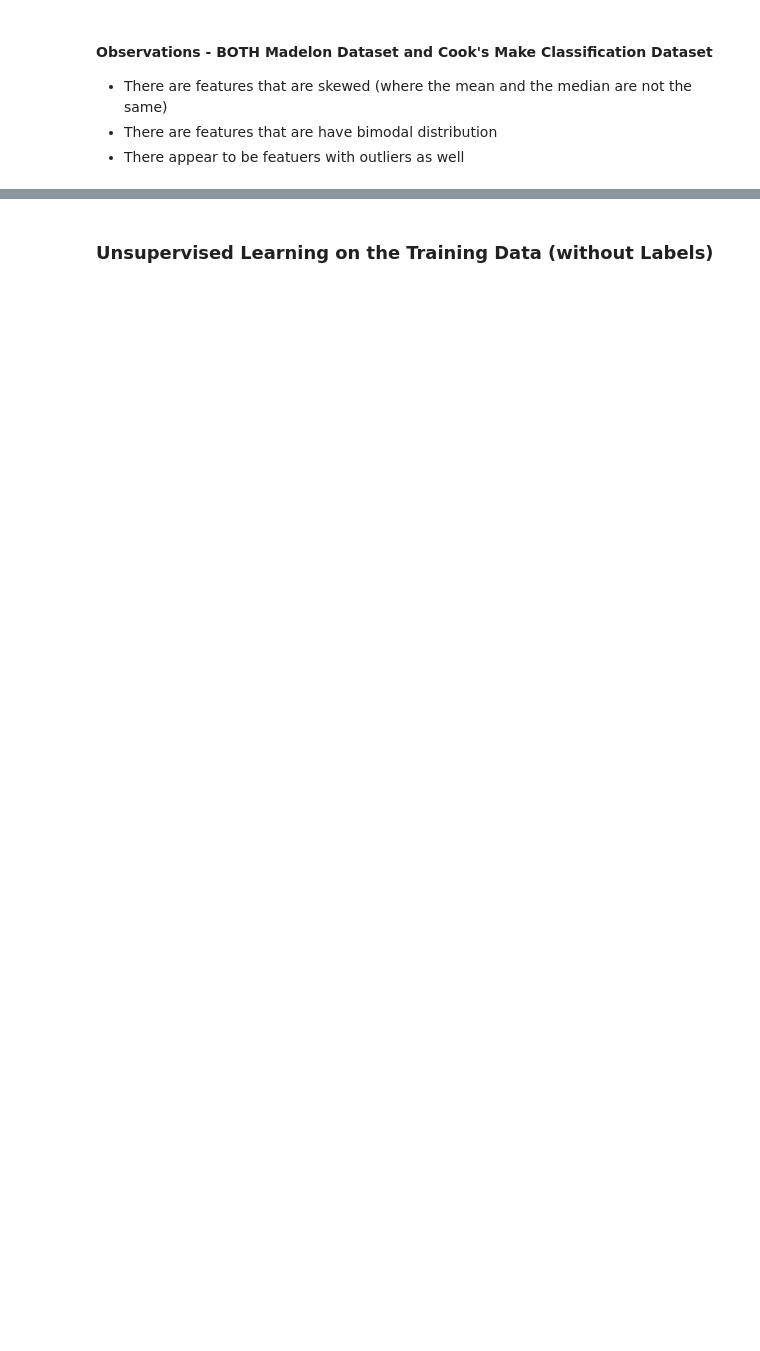
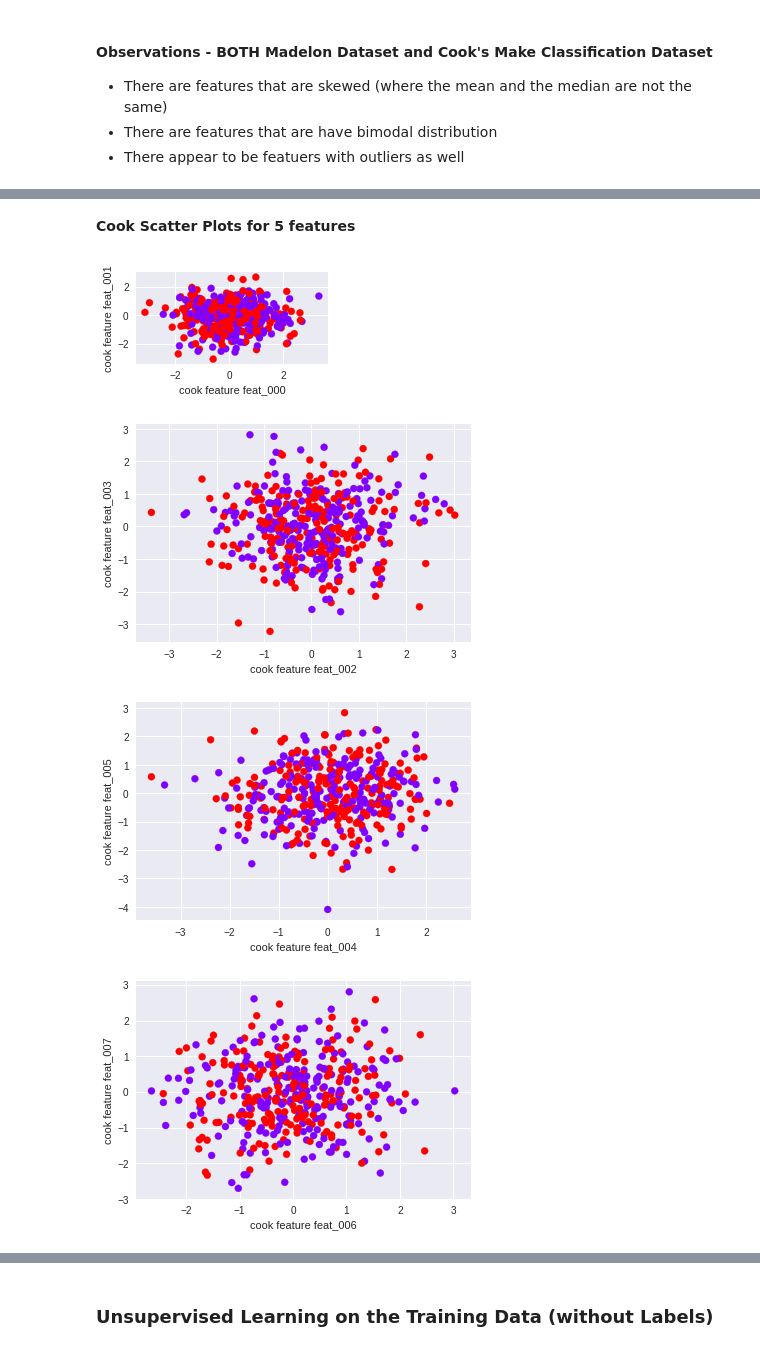
Before and after one commit to godsylla/UCI-Madelon-Dataset, a Jupyter notebook: ipynb/01-Explore_and_Visualize_Data.ipynb, the cells around one changed output, grey strips where cells are left out. Cells and saved outputs as stored; diff of their text form; code cells hidden in the pictures; blank space fills up the shorter version.

```diff
--- a/ipynb/01-Explore_and_Visualize_Data.ipynb
+++ b/ipynb/01-Explore_and_Visualize_Data.ipynb
@@ -142,0 +215,17 @@ for i in range(0, len(madelon_train_10.columns)-2, 2):
+# %% [markdown]
+**Cook Scatter Plots for 5 features**
+# %%
+fig = plt.figure(1, figsize=(20,40))
+
+for i in range(0, 10, 2):
+    fig.add_subplot(20,5,i+1)
+    plt.scatter(cook_features.iloc[:, i], cook_features.iloc[:, i+1], \
+                c=cook_target, cmap='rainbow')
+    plt.xlabel('cook feature {}'.format(cook_features.columns[i]))
+    plt.ylabel('cook feature {}'.format(cook_features.columns[i+1]))
+    plt.show()
+# %% [output]
+[figure, added]
+[figure, added]
+[figure, added]
+[figure, added]
```
Also changed, not shown: parts of 51 cells of this notebook, 7 other files.
